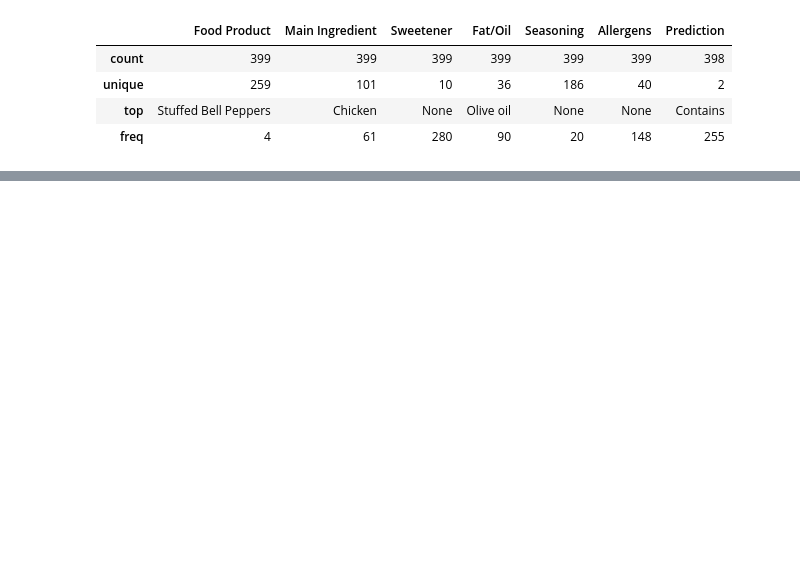
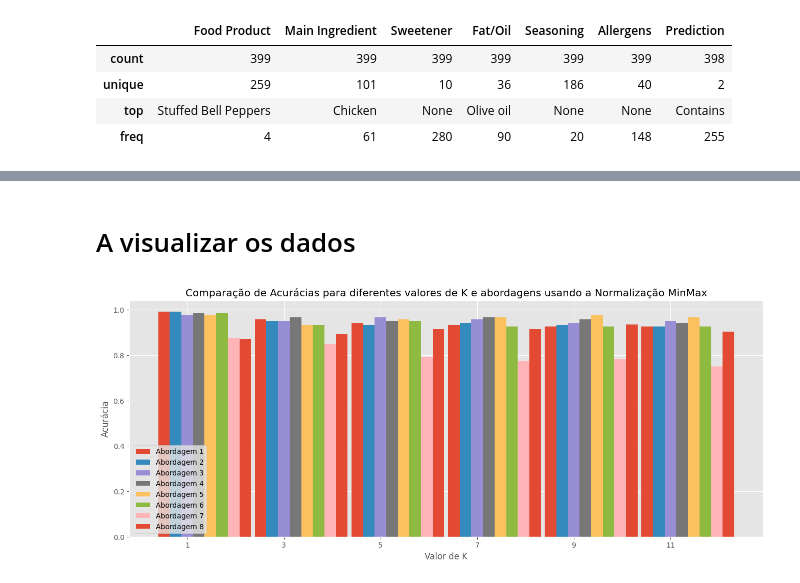
Before and after one commit to mochaeng/Intelligent-Systems, a Jupyter notebook: projects/exer-3/allergens/main.ipynb, the cells around one changed output, grey strips where cells are left out. Cells and saved outputs as stored; diff of their text form; code cells hidden in the pictures; blank space fills up the shorter version.

```diff
--- a/projects/exer-3/allergens/main.ipynb
+++ b/projects/exer-3/allergens/main.ipynb
@@ -107,0 +173,40 @@ accuracy_df
+# %% [markdown]
+# A visualizar os dados
+# %%
+valores_k = [1, 3, 5, 7, 9, 11]
+#MINMAX
+abordagem1= [0.991667, 0.958333, 0.941667, 0.933333, 0.925000, 0.925000]
+abordagem2= [0.991667, 0.950000, 0.933333, 0.941667, 0.933333, 0.925000]
+abordagem3= [0.975000, 0.950000, 0.966667, 0.958333, 0.941667, 0.950000]
+abordagem4= [0.983333, 0.966667, 0.950000, 0.966667, 0.958333, 0.941667]
+abordagem5= [0.975000, 0.933333, 0.958333, 0.966667, 0.975000, 0.966667]
+abordagem6= [0.983333, 0.933333, 0.950000, 0.925000, 0.925000, 0.925000]
+abordagem7= [0.875000, 0.850000, 0.791667, 0.775000, 0.783333, 0.750000]
+abordagem8= [0.870968, 0.892473, 0.913978, 0.913978, 0.935484, 0.903226]
+
+
+
+#BARRAS AGRUPADAS
+bar_width = 0.12
+index = np.arange(len(valores_k))
+plt.figure(figsize=(16, 6))
+plt.bar(index, abordagem1, bar_width, label="Abordagem 1")
+plt.bar(index + bar_width, abordagem2, bar_width, label="Abordagem 2")
+plt.bar(index + 2*bar_width, abordagem3, bar_width, label="Abordagem 3")
+plt.bar(index + 3*bar_width, abordagem4, bar_width, label="Abordagem 4")
+plt.bar(index + 4*bar_width, abordagem5, bar_width, label="Abordagem 5")
+plt.bar(index + 5*bar_width, abordagem6, bar_width, label="Abordagem 6")
+plt.bar(index + 6*bar_width, abordagem7, bar_width, label="Abordagem 7")
+plt.bar(index + 7*bar_width, abordagem8, bar_width, label="Abordagem 8")
+
+plt.title('Comparação de Acurácias para diferentes valores de K e abordagens')
+
+plt.xlabel('Valor de K')
+plt.ylabel('Acurácia')
+plt.title('Comparação de Acurácias para diferentes valores de K e abordagens usando a Normalização MinMax')
+plt.xticks(index + 2*bar_width, valores_k)
+plt.legend(loc='lower left')
+plt.grid(True)
+plt.show()
+# %% [output]
+[figure, added]
```
Also changed, not shown: parts of 20 cells of this notebook, 1 other file.
